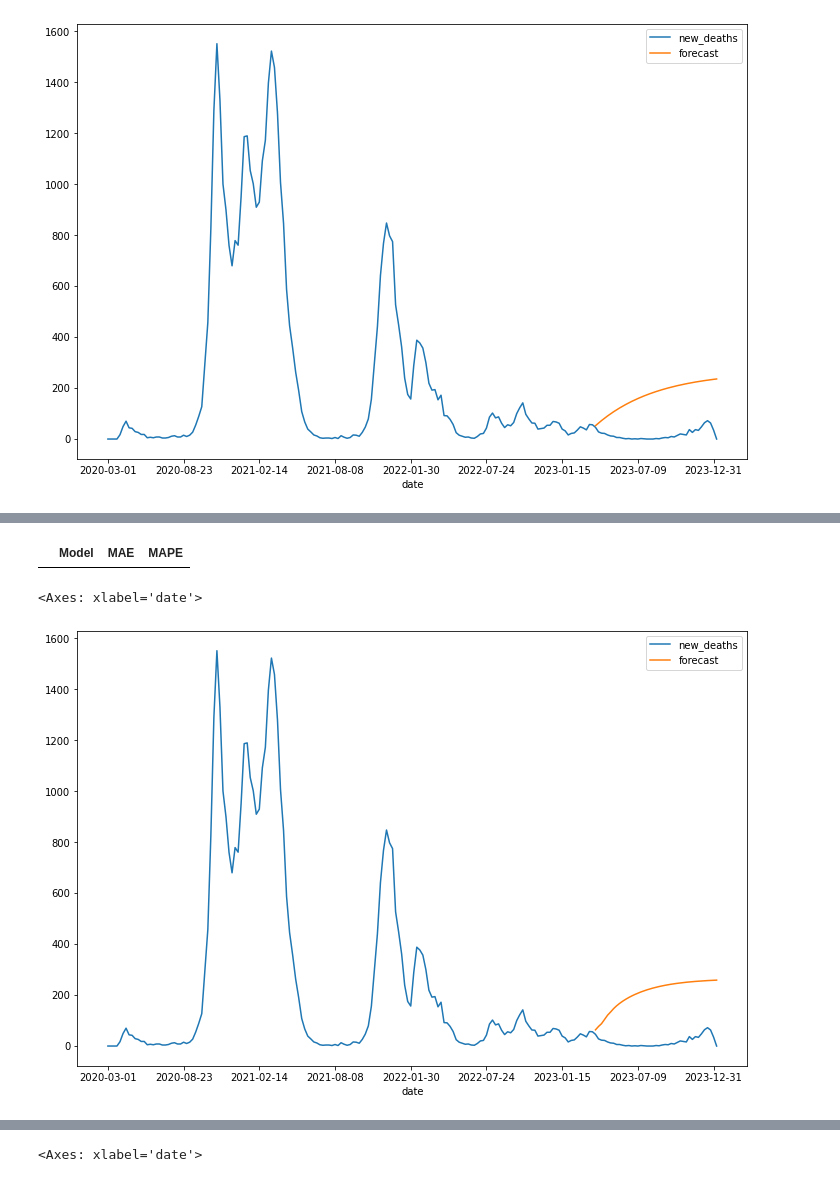
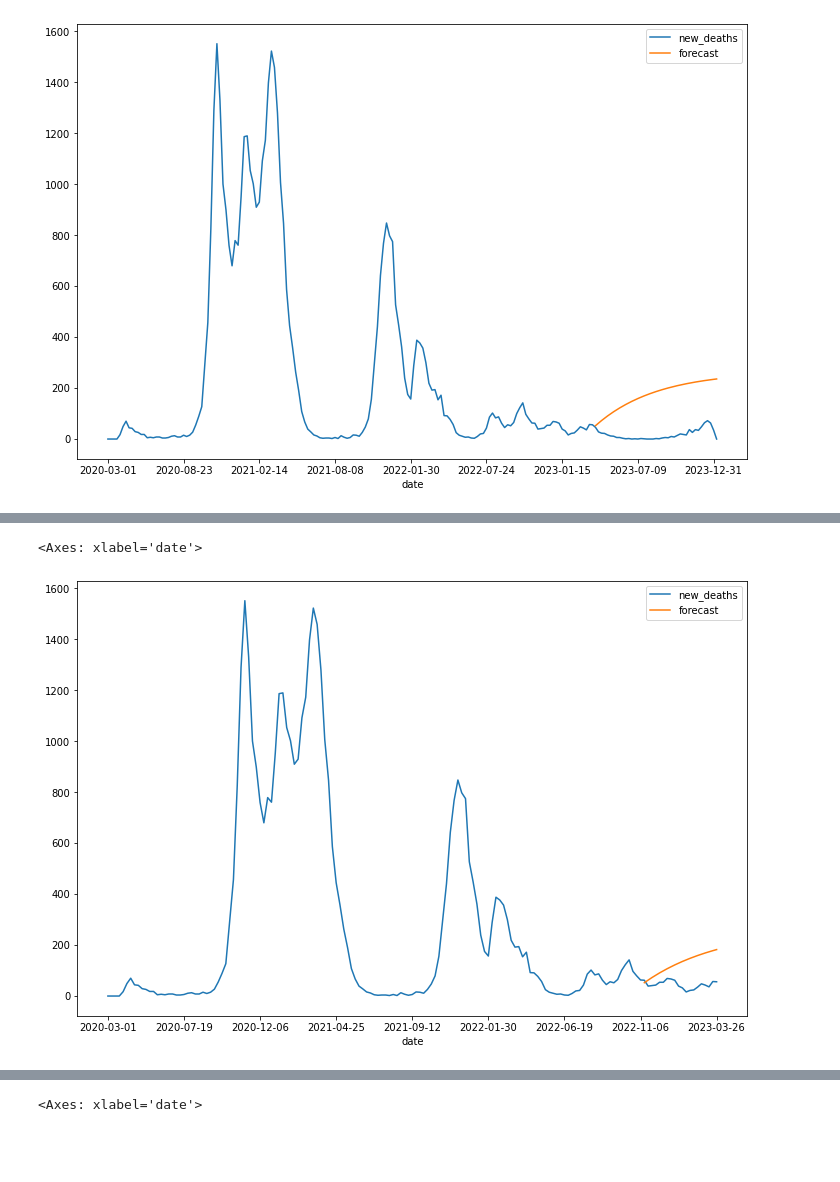
Before and after one commit to y-ginther/DS-Capstone, a Jupyter notebook: ARIMA_a.ipynb, the cells around one changed output, grey strips where cells are left out. Drawn from its saved outputs; the diff is of its cells as text; code cells hidden in the pictures; blank space fills up the shorter version.

Commit message:
redoing arima model with new research.
this is going to probably take a while, but finally understand what SARIMA is doing. Also am trying to lessen the work but creating a constant block

```diff
--- a/ARIMA_a.ipynb
+++ b/ARIMA_a.ipynb
@@ -97,15 +101,15 @@ for x in [czech, eston, franc, malay,belgi, chile, irela, israe, italy, us]:
     x = x.sort_index()
 # %%
 train_size = int(len(czech) * 0.8)
-czech_train, czech_test = czech[0:train_size], czech[train_size:]
-eston_train, eston_test = eston[0:train_size], eston[train_size:]
-franc_train, franc_test = franc[0:train_size], franc[train_size:]
-malay_train, malay_test = malay[0:train_size], malay[train_size:]
-belgi_train, belgi_test = belgi[0:train_size], belgi[train_size:]
-chile_train, chile_test = chile[0:train_size], chile[train_size:]
-irela_train, irela_test = irela[0:train_size], irela[train_size:]
-israe_train, israe_test = israe[0:train_size], israe[train_size:]
-italy_train, italy_test = italy[0:train_size], italy[train_size:]
-us_train, us_test = us[0:train_size], us[train_size:]
+czech_train, czech_test = czech[0:train_size], czech[train_size:].drop('Unnamed: 0', axis=1)
+eston_train, eston_test = eston[0:train_size], eston[train_size:].drop('Unnamed: 0', axis=1)
+franc_train, franc_test = franc[0:train_size], franc[train_size:].drop('Unnamed: 0', axis=1)
+malay_train, malay_test = malay[0:train_size], malay[train_size:].drop('Unnamed: 0', axis=1)
+belgi_train, belgi_test = belgi[0:train_size], belgi[train_size:].drop('Unnamed: 0', axis=1)
+chile_train, chile_test = chile[0:train_size], chile[train_size:].drop('Unnamed: 0', axis=1)
+irela_train, irela_test = irela[0:train_size], irela[train_size:].drop('Unnamed: 0', axis=1)
+israe_train, israe_test = israe[0:train_size], israe[train_size:].drop('Unnamed: 0', axis=1)
+italy_train, italy_test = italy[0:train_size], italy[train_size:].drop('Unnamed: 0', axis=1)
+us_train, us_test = us[0:train_size], us[train_size:].drop('Unnamed: 0', axis=1)
 us_test
 # %% [output]
@@ -180,14 +182,7 @@ czech_train
-# %%
-metrics_df = pd.DataFrame(columns=['Model', 'MAE', 'MAPE'])
-metrics_df
-# %% [output]
-|  | Model | MAE | MAPE |
 # %%
-model=ARIMA(czech_train['new_deaths'],order=(2,0,7))
-cmodel_fit=model.fit()
-czech['forecast']=cmodel_fit.predict(start=161,end=201,dynamic=True)
-czech[['new_deaths','forecast']].plot(figsize=(12,8))
+czech_train['forecast']=cmodel_fit.predict(start=141,end=202,dynamic=True)
+czech_train[['new_deaths','forecast']].plot(figsize=(12,8))
 # %% [output]
 <Axes: xlabel='date'>
-[figure, old version]
+[figure, new version]
 # %%
```
Also changed, not shown: parts of 24 cells of this notebook, 3 other files.
